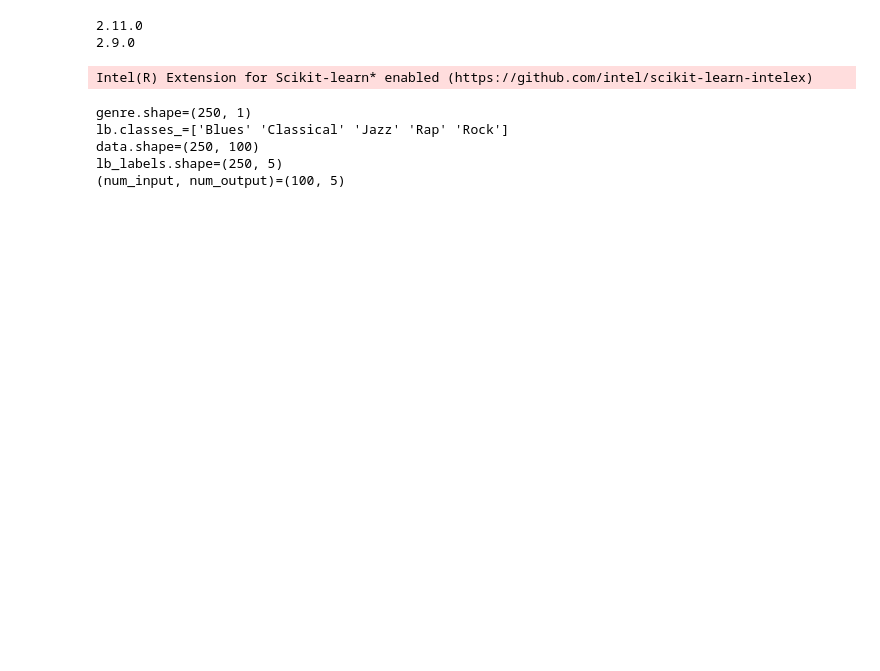
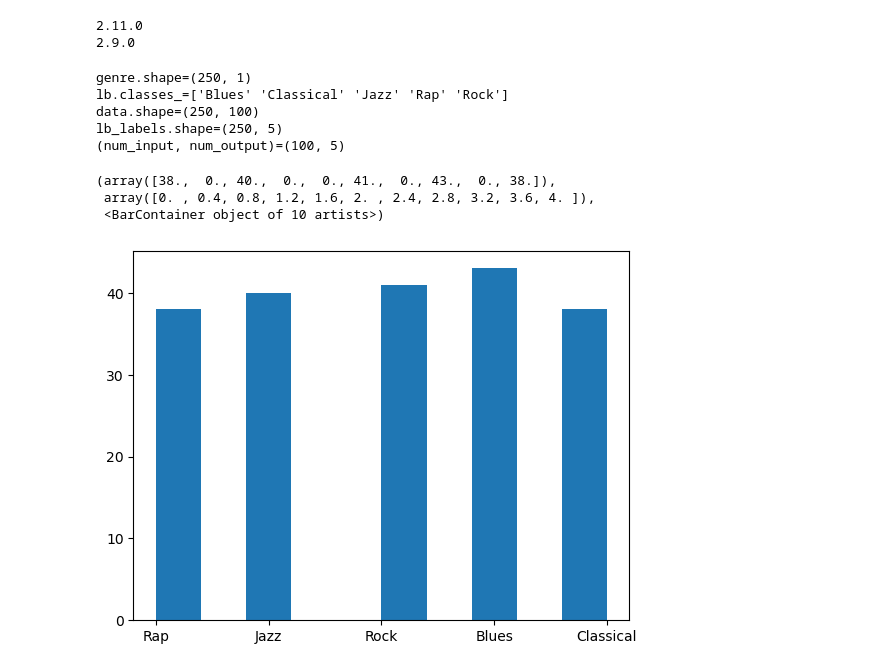
Before and after one commit to KottonP/midi2vec-master, a Jupyter notebook: SLAC exp v2.ipynb, the cells around one changed output. Cells and saved outputs as stored; diff of their text form; code cells hidden in the pictures; blank space fills up the shorter version.

Commit message:
New Model.

```diff
--- a/SLAC exp v2.ipynb
+++ b/SLAC exp v2.ipynb
@@ -10,20 +10,19 @@ from gensim.models import KeyedVectors
 from sklearnex import patch_sklearn
 from tqdm.notebook import tqdm
 
-patch_sklearn()
+# patch_sklearn()
 
 import tensorflow as tf
 from tensorflow import keras
 from keras import layers
-# from keras.wrappers.scikit_learn import KerasClassifier
 from scikeras.wrappers import KerasClassifier
 
 from sklearn.metrics import ConfusionMatrixDisplay
-from sklearn.model_selection import cross_val_score, cross_val_predict, cross_validate, KFold, RepeatedKFold
+from sklearn.model_selection import cross_val_score, cross_val_predict, cross_validate, KFold, RepeatedKFold, \
+    train_test_split
 from sklearn.preprocessing import LabelBinarizer
 from utils import OneHotEncoder
-from ultility_functions import OneCycleScheduler
-
+from ultility_functions import OneCycleScheduler, plot_lr_vs_loss, get_model, find_learning_rate, EarlyStoppingUp
 
 print(tf.__version__)
 print(tf.keras.__version__)
@@ -31,7 +30,6 @@ random_state = 2111
 # %% [output]
 2.11.0
 2.9.0
-Intel(R) Extension for Scikit-learn* enabled (https://github.com/intel/scikit-learn-intelex)
 # %%
 df = pd.read_csv('./slac/Contents of SLAC/slac.csv', usecols=['id','genre', 'subgenre', 'title'])
 ids = df.id.tolist()
@@ -85 +81,13 @@ fit_params = {"callbacks" : onecycle}
+# %%
+# Paper does not split data; Cross val score without split is (with alpha_rate=.2) ~0.876 > 0.864
+
+X_train, X_test, y_train, y_test = train_test_split(
+    data, lb_labels, test_size=0.20, random_state=random_state)
+
+plt.hist(lb.inverse_transform(y_train))
+# %% [output]
+(array([38.,  0., 40.,  0.,  0., 41.,  0., 43.,  0., 38.]),
+ array([0. , 0.4, 0.8, 1.2, 1.6, 2. , 2.4, 2.8, 3.2, 3.6, 4. ]),
+ <BarContainer object of 10 artists>)
+[figure, added]
 # %%
```
Also changed, not shown: parts of 11 cells of this notebook.
